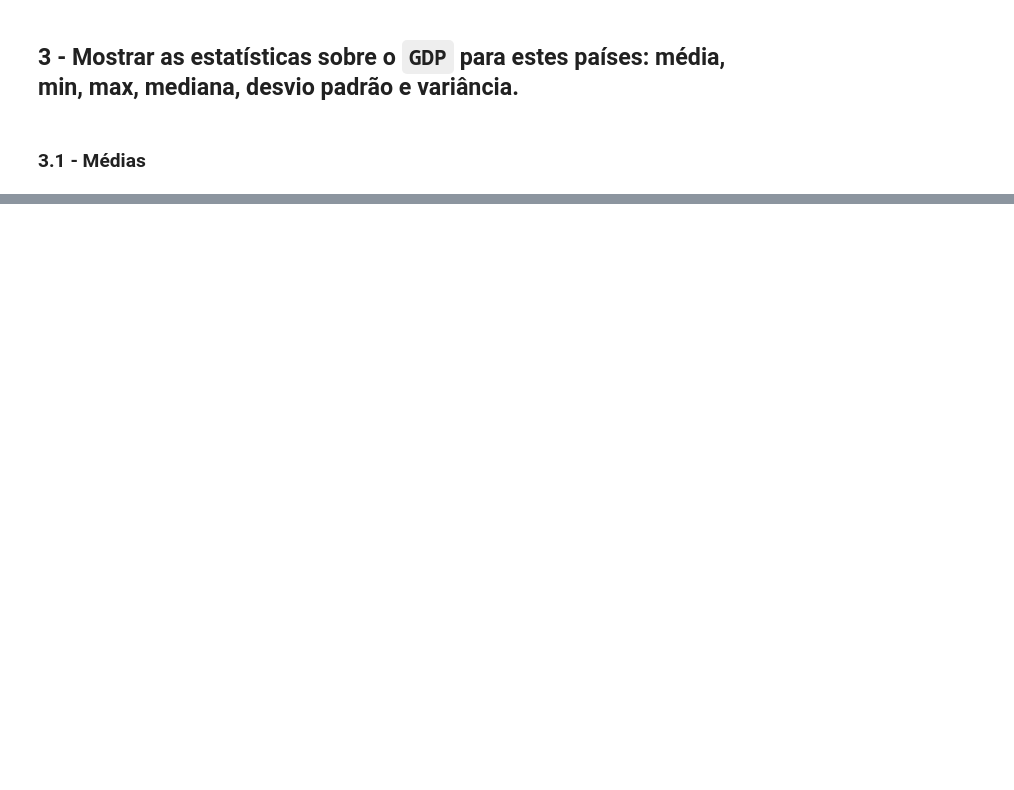
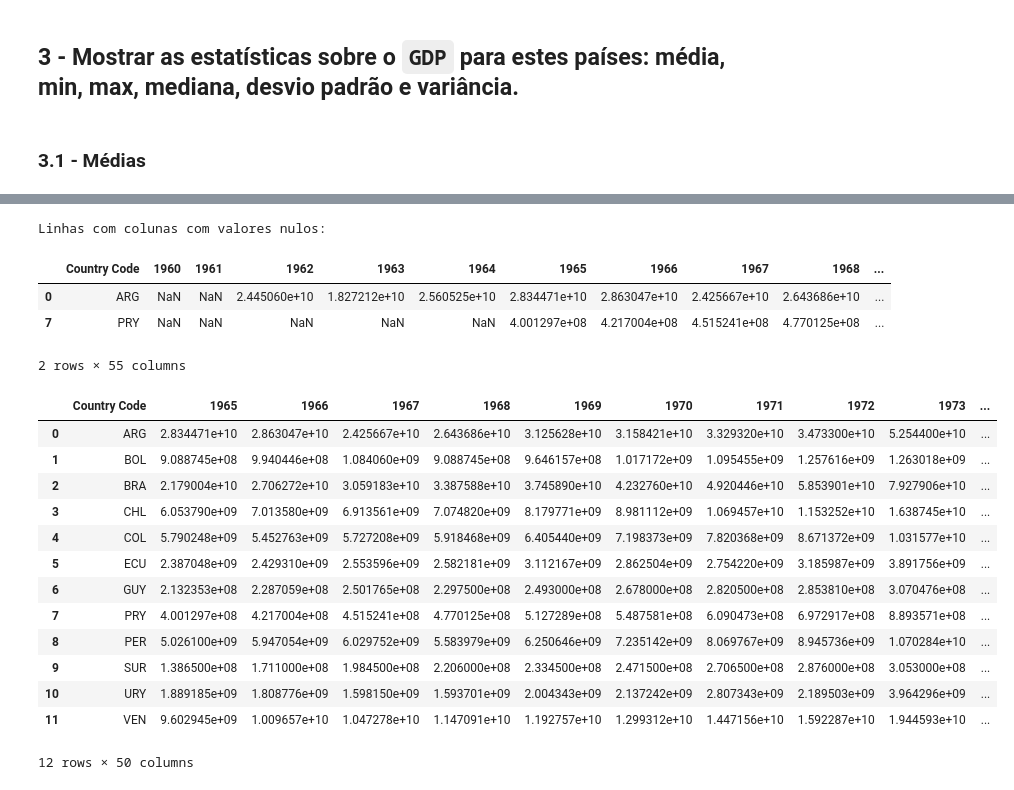
Before and after one commit to sganzerla/DPS852-Data-Science, a Jupyter notebook: T2-pre/EXERCICIO/exercicio.ipynb, the cells around one changed output, grey strips where cells are left out. Drawn from its saved outputs; the diff is of its cells as text; code cells hidden in the pictures; blank space fills up the shorter version.

```diff
--- a/T2-pre/EXERCICIO/exercicio.ipynb
+++ b/T2-pre/EXERCICIO/exercicio.ipynb
@@ -272,0 +112,54 @@ display(dados)
+# %%
+import pandas as pd
+
+caminho = './'
+nome_arquivo = 'paises_america_latina.csv'
+
+paises_america_latina = pd.read_csv(caminho + nome_arquivo, sep = ';', decimal = ',')
+
+def filtrar_ocorrencias_de_um_termo_em_coluna(dataframe, nome_coluna: str, termo_pesquisado: str):
+    return dataframe[dataframe[nome_coluna].str.contains(termo_pesquisado)]
+
+def filtrar_ocorrencias_de_varios_termos_em_coluna(dataframe, nome_coluna: str, termos_pesquisados: list[str]):
+    return dataframe.loc[pd.Series(dataframe[nome_coluna].isin(termos_pesquisados))]
+
+nome_coluna = 'Indicator Name'
+filtro_buscado = 'GDP \(Current USD\)'
+
+# filtrando apenas o indicador de gdp dos paises latino-americanos
+paises_america_latina  = filtrar_ocorrencias_de_um_termo_em_coluna(paises_america_latina, nome_coluna, filtro_buscado)
+
+# deltando colunas Indicator Name e indicator code
+paises_america_latina = paises_america_latina.drop(['Indicator Code', 'Indicator Name'], axis = 1).reset_index(drop = True)
+
+# separando linhas onde há colunas com valores nulos
+linhas_na = paises_america_latina[paises_america_latina.isna().any(axis = 1)]
+
+print("Linhas com colunas com valores nulos: ")
+display(linhas_na)
+
+
+# apago colunas onde há um
+paises_america_latina.dropna(axis = 1, inplace = True)
+
+display(paises_america_latina)
+# %% [output]
+Linhas com colunas com valores nulos:
+|  | Country Code | 1960 | 1961 | 1962 | 1963 | 1964 | 1965 | 1966 | 1967 | 1968 | ... |
+| 0 | ARG | NaN | NaN | 2.445060e+10 | 1.827212e+10 | 2.560525e+10 | 2.834471e+10 | 2.863047e+10 | 2.425667e+10 | 2.643686e+10 | ... |
+| 7 | PRY | NaN | NaN | NaN | NaN | NaN | 4.001297e+08 | 4.217004e+08 | 4.515241e+08 | 4.770125e+08 | ... |
+2 rows × 55 columns
+|  | Country Code | 1965 | 1966 | 1967 | 1968 | 1969 | 1970 | 1971 | 1972 | 1973 | ... |
+| 0 | ARG | 2.834471e+10 | 2.863047e+10 | 2.425667e+10 | 2.643686e+10 | 3.125628e+10 | 3.158421e+10 | 3.329320e+10 | 3.473300e+10 | 5.254400e+10 | ... |
+| 1 | BOL | 9.088745e+08 | 9.940446e+08 | 1.084060e+09 | 9.088745e+08 | 9.646157e+08 | 1.017172e+09 | 1.095455e+09 | 1.257616e+09 | 1.263018e+09 | ... |
+| 2 | BRA | 2.179004e+10 | 2.706272e+10 | 3.059183e+10 | 3.387588e+10 | 3.745890e+10 | 4.232760e+10 | 4.920446e+10 | 5.853901e+10 | 7.927906e+10 | ... |
+| 3 | CHL | 6.053790e+09 | 7.013580e+09 | 6.913561e+09 | 7.074820e+09 | 8.179771e+09 | 8.981112e+09 | 1.069457e+10 | 1.153252e+10 | 1.638745e+10 | ... |
+| 4 | COL | 5.790248e+09 | 5.452763e+09 | 5.727208e+09 | 5.918468e+09 | 6.405440e+09 | 7.198373e+09 | 7.820368e+09 | 8.671372e+09 | 1.031577e+10 | ... |
+| 5 | ECU | 2.387048e+09 | 2.429310e+09 | 2.553596e+09 | 2.582181e+09 | 3.112167e+09 | 2.862504e+09 | 2.754220e+09 | 3.185987e+09 | 3.891756e+09 | ... |
+| 6 | GUY | 2.132353e+08 | 2.287059e+08 | 2.501765e+08 | 2.297500e+08 | 2.493000e+08 | 2.678000e+08 | 2.820500e+08 | 2.853810e+08 | 3.070476e+08 | ... |
+| 7 | PRY | 4.001297e+08 | 4.217004e+08 | 4.515241e+08 | 4.770125e+08 | 5.127289e+08 | 5.487581e+08 | 6.090473e+08 | 6.972917e+08 | 8.893571e+08 | ... |
+| 8 | PER | 5.026100e+09 | 5.947054e+09 | 6.029752e+09 | 5.583979e+09 | 6.250646e+09 | 7.235142e+09 | 8.069767e+09 | 8.945736e+09 | 1.070284e+10 | ... |
+| 9 | SUR | 1.386500e+08 | 1.711000e+08 | 1.984500e+08 | 2.206000e+08 | 2.334500e+08 | 2.471500e+08 | 2.706500e+08 | 2.876000e+08 | 3.053000e+08 | ... |
+| 10 | URY | 1.889185e+09 | 1.808776e+09 | 1.598150e+09 | 1.593701e+09 | 2.004343e+09 | 2.137242e+09 | 2.807343e+09 | 2.189503e+09 | 3.964296e+09 | ... |
+| 11 | VEN | 9.602945e+09 | 1.009657e+10 | 1.047278e+10 | 1.147091e+10 | 1.192757e+10 | 1.299312e+10 | 1.447156e+10 | 1.592287e+10 | 1.944593e+10 | ... |
+12 rows × 50 columns
```
Also changed, not shown: parts of 13 cells of this notebook, 1 other file.
